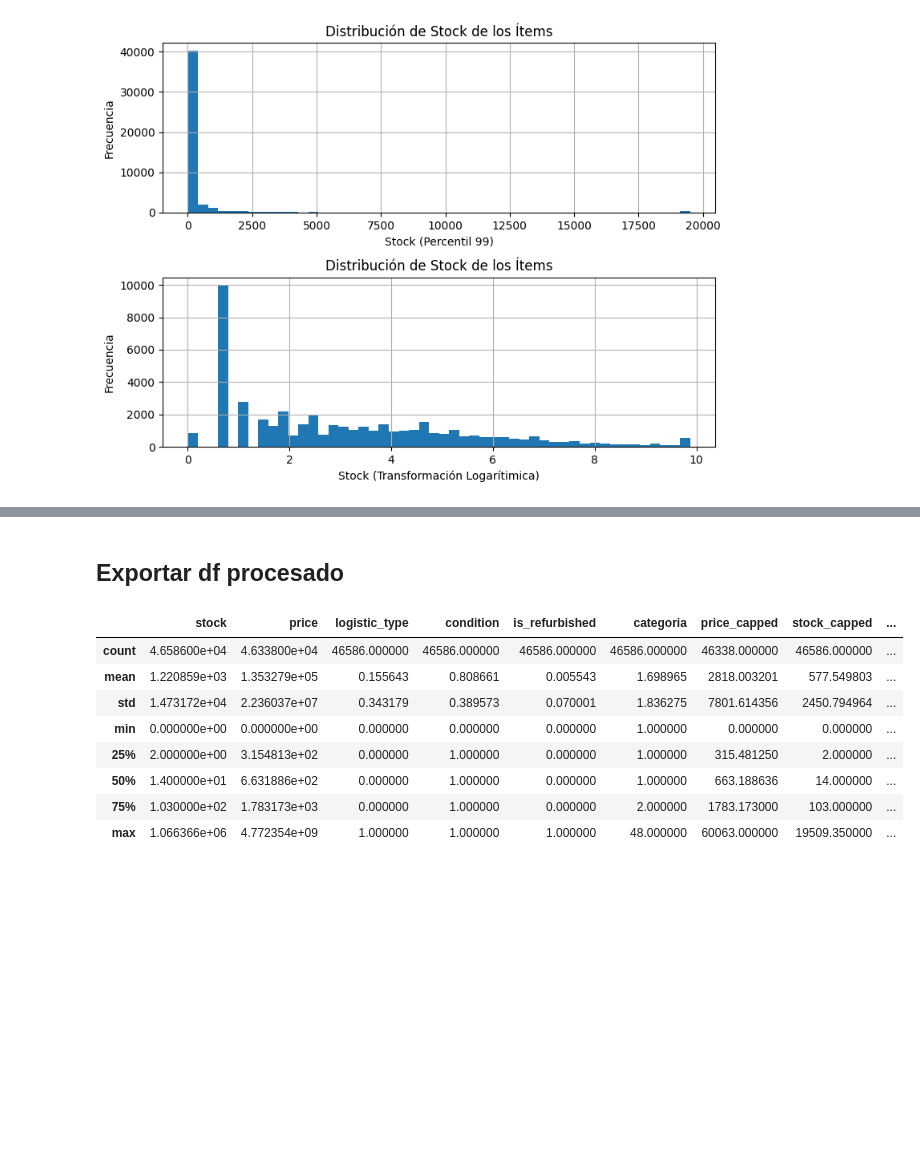
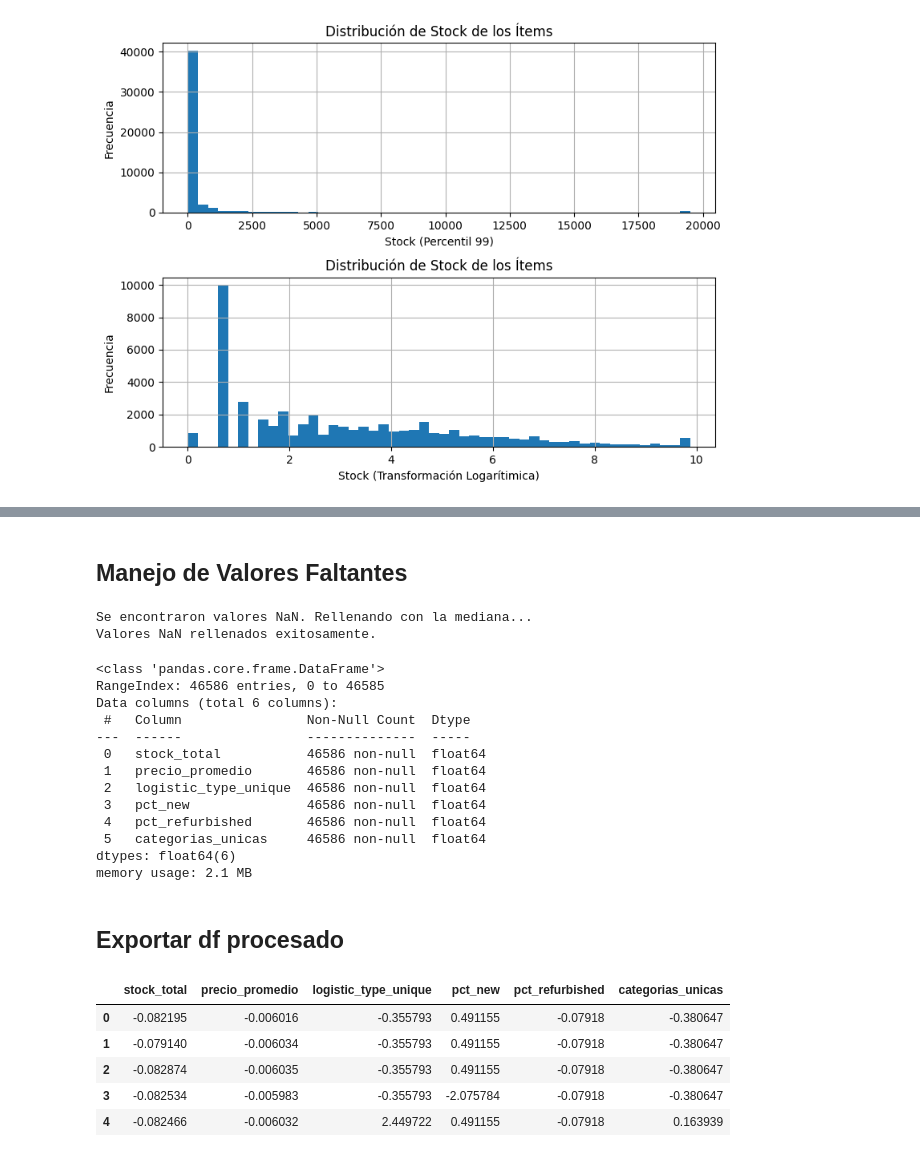
Before and after one commit to WilmarAl/challenge_dae_meli, a Jupyter notebook: notebooks/02_preprocesamiento.ipynb, the cells around one changed output, grey strips where cells are left out. Saved outputs shown, nothing was run; the diff lists cells and outputs as text; code cells hidden in the pictures; blank space fills up the shorter version.

Commit message:
Add clustering

```diff
--- a/notebooks/02_preprocesamiento.ipynb
+++ b/notebooks/02_preprocesamiento.ipynb
@@ -8,6 +10,6 @@ import seaborn as sns
 # %% [markdown]
 ## Loading Input File
 # %%
-df = pd.read_csv('../data/raw/df_challenge_meli.csv', encoding='latin-1')
+df = pd.read_csv('../data/01_raw/df_challenge_meli.csv', encoding='latin-1')
 # %% [markdown]
 ## Preprocesamiento
@@ -15,0 +16,4 @@ La clusterización se requiere sobre sellers, por lo que se debe agrupar por **s
+# %%
+df['seller_reputation_norm'] = df['seller_reputation']
+mask = df['seller_reputation'].str.contains('green', na=False)
+df.loc[mask, 'seller_reputation_norm'] = 'green'
@@ -188,0 +203,16 @@ plt.show()
+# %%
+features_for_clustering = [
+    'stock_total',
+    'precio_promedio',
+    'logistic_type_unique',
+    # 'pct_green',
+    'pct_new',
+    'pct_refurbished',
+    'categorias_unicas'
+]
+
+data_to_scale = df_sellers[features_for_clustering]
+
+scaler = StandardScaler()
+scaled_data_array = scaler.fit_transform(data_to_scale)
+df_scaled = pd.DataFrame(scaled_data_array, columns=features_for_clustering)
@@ -189,15 +235,52 @@ plt.show()
+# %% [markdown]
+## Manejo de Valores Faltantes
+# %%
+# --------------------------------------------------
+# --- PASO ADICIONAL: Manejo de Valores Faltantes (NaN) ---
+# --------------------------------------------------
+# El error 'Input X contains NaN' ocurre porque KMeans no puede
+# trabajar con datos faltantes. Se rellenará cualquier valor NaN
+# con la mediana de su respectiva columna antes de continuar.
+if df_scaled.isnull().sum().any():
+    print("Se encontraron valores NaN. Rellenando con la mediana...")
+    # Itera sobre cada columna del DataFrame
+    for column in df_scaled.columns:
+        if df_scaled[column].isnull().any():
+            # Calcula la mediana de la columna actual
+            median_value = df_scaled[column].median()
+            # Rellena los NaN en esa columna con la mediana
+            df_scaled[column] = df_scaled[column].fillna(median_value)
+    print("Valores NaN rellenados exitosamente.")
+else:
+    print("No se encontraron valores NaN. El DataFrame está limpio.")
+# %% [output]
+Se encontraron valores NaN. Rellenando con la mediana...
+Valores NaN rellenados exitosamente.
+# %%
+df_scaled.info()
+# %% [output]
+<class 'pandas.core.frame.DataFrame'>
+RangeIndex: 46586 entries, 0 to 46585
+Data columns (total 6 columns):
+ #   Column                Non-Null Count  Dtype
+---  ------                --------------  -----
+ 0   stock_total           46586 non-null  float64
+ 1   precio_promedio       46586 non-null  float64
+ 2   logistic_type_unique  46586 non-null  float64
+ 3   pct_new               46586 non-null  float64
+ 4   pct_refurbished       46586 non-null  float64
+ 5   categorias_unicas     46586 non-null  float64
+dtypes: float64(6)
+memory usage: 2.1 MB
 # %% [markdown]
 ## Exportar df procesado
 # %%
-df_sellers.describe()
+df_scaled.head()
 # %% [output]
-|  | stock | price | logistic_type | condition | is_refurbished | categoria | price_capped | stock_capped | ... |
-| count | 4.658600e+04 | 4.633800e+04 | 46586.000000 | 46586.000000 | 46586.000000 | 46586.000000 | 46338.000000 | 46586.000000 | ... |
-| mean | 1.220859e+03 | 1.353279e+05 | 0.155643 | 0.808661 | 0.005543 | 1.698965 | 2818.003201 | 577.549803 | ... |
-| std | 1.473172e+04 | 2.236037e+07 | 0.343179 | 0.389573 | 0.070001 | 1.836275 | 7801.614356 | 2450.794964 | ... |
-| min | 0.000000e+00 | 0.000000e+00 | 0.000000 | 0.000000 | 0.000000 | 1.000000 | 0.000000 | 0.000000 | ... |
-| 25% | 2.000000e+00 | 3.154813e+02 | 0.000000 | 1.000000 | 0.000000 | 1.000000 | 315.481250 | 2.000000 | ... |
-| 50% | 1.400000e+01 | 6.631886e+02 | 0.000000 | 1.000000 | 0.000000 | 1.000000 | 663.188636 | 14.000000 | ... |
-| 75% | 1.030000e+02 | 1.783173e+03 | 0.000000 | 1.000000 | 0.000000 | 2.000000 | 1783.173000 | 103.000000 | ... |
-| max | 1.066366e+06 | 4.772354e+09 | 1.000000 | 1.000000 | 1.000000 | 48.000000 | 60063.000000 | 19509.350000 | ... |
+|  | stock_total | precio_promedio | logistic_type_unique | pct_new | pct_refurbished | categorias_unicas |
+| 0 | -0.082195 | -0.006016 | -0.355793 | 0.491155 | -0.07918 | -0.380647 |
+| 1 | -0.079140 | -0.006034 | -0.355793 | 0.491155 | -0.07918 | -0.380647 |
+| 2 | -0.082874 | -0.006035 | -0.355793 | 0.491155 | -0.07918 | -0.380647 |
+| 3 | -0.082534 | -0.005983 | -0.355793 | -2.075784 | -0.07918 | -0.380647 |
+| 4 | -0.082466 | -0.006032 | 2.449722 | 0.491155 | -0.07918 | 0.163939 |
 # %%
```
Also changed, not shown: parts of 11 cells of this notebook, 9 other files.
